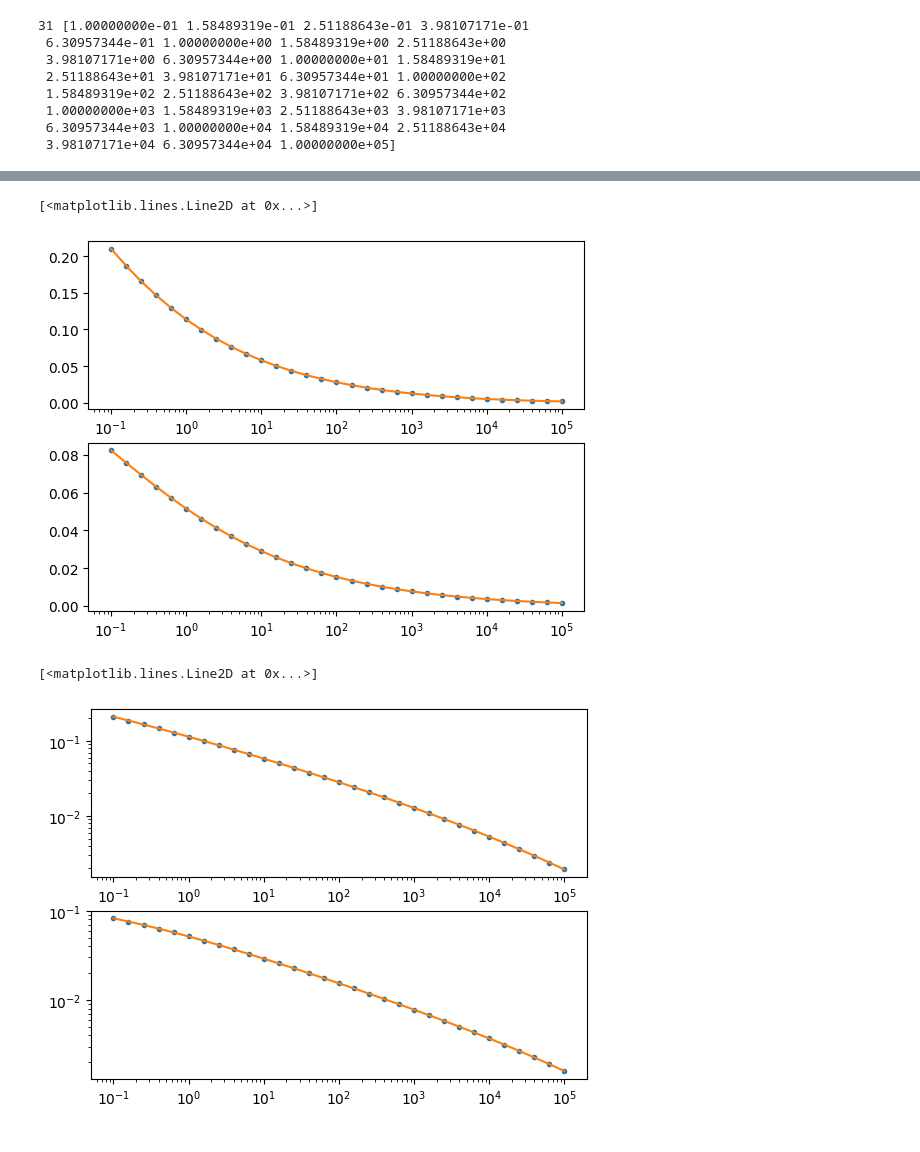
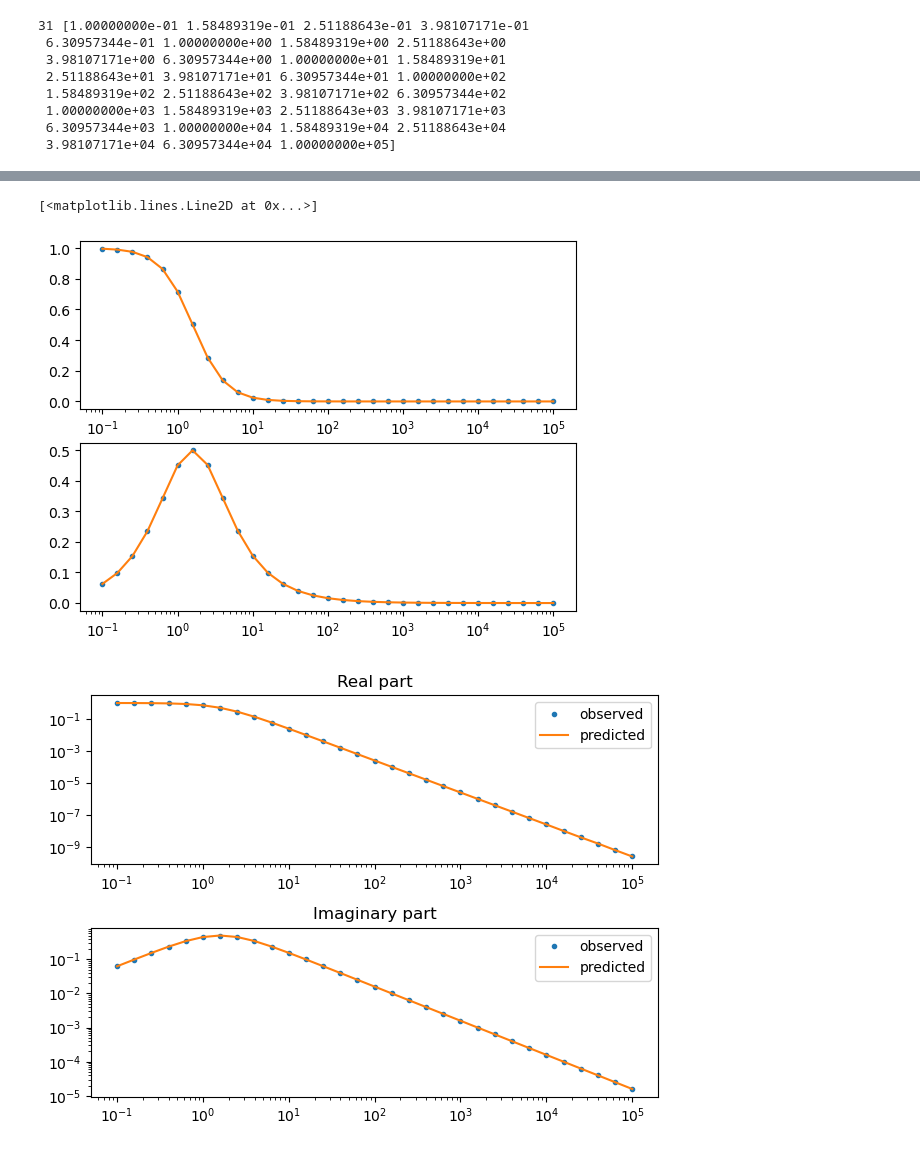
Before and after one commit to MasayukiMotoori/EOSC595, a Jupyter notebook: 15_Debye_linear_Combination.ipynb, the cells around one changed output, grey strips where cells are left out. Cells and saved outputs as stored; diff of their text form; code cells hidden in the pictures.

```diff
--- a/15_Debye_linear_Combination.ipynb
+++ b/15_Debye_linear_Combination.ipynb
@@ -21,7 +21,6 @@ print(m,freq)
  6.30957344e+03 1.00000000e+04 1.58489319e+04 2.51188643e+04
  3.98107171e+04 6.30957344e+04 1.00000000e+05]
 # %%
-c=0.3
-tau= 1e2
+c, tau =1.0, 1e-1
 tau1,c1, tau2, c2= 1e2, 0.3, 1e-6, 0.3
 # %%
@@ -36,8 +34,8 @@ def pelton_dual(freq,tau1,c1,tau2,c2):
 # %%
 
 fig ,ax = plt.subplots(2,1)
-#f = pelton(freq,tau,c)
-f = pelton_dual(freq,tau1,c1, tau2,c2)
+f = pelton(freq,tau,c)
+# f = pelton_dual(freq,tau1,c1, tau2,c2)
 ax[0].semilogx(freq,f.real )
 ax[1].semilogx(freq,-f.imag)
 # %% [output]
@@ -65,6 +68,7 @@ print(d)
 # %%
 #taus =np.logspace(-5,1,11)
 taus =np.logspace(-8,4,61)
+taus =np.r_[0,np.logspace(-8,4,61)]
 # taus =np.logspace(-11,7,91)
 n = len(taus)
 print(n,taus)
@@ -138,13 +155,17 @@ ax[1].semilogx(freq,-f_imag, ".")
 ax[1].semilogx(freq,-dpred_imag )
 # %% [output]
 [<matplotlib.lines.Line2D at 0x...>]
-[figure, old version]
+[figure, new version]
 # %%
 fig ,ax = plt.subplots(2,1)
-ax[0].loglog(freq,f_real,"." )
-ax[0].loglog(freq,dpred_real )
-ax[1].loglog(freq,-f_imag, ".")
-ax[1].loglog(freq,-dpred_imag )
+ax[0].loglog(freq,f_real,"." ,label="observed")
+ax[0].loglog(freq,dpred_real , label="predicted")
+ax[0].legend()
+ax[0].title.set_text("Real part")
+ax[1].loglog(freq,-f_imag, ".", label="observed")
+ax[1].loglog(freq,-dpred_imag , label="predicted")
+ax[1].legend()
+ax[1].title.set_text("Imaginary part")
+plt.tight_layout()
 # %% [output]
-[<matplotlib.lines.Line2D at 0x...>]
-[figure, old version]
+[figure, new version]
```
Also changed, not shown: parts of 7 cells of this notebook, 4 other files.
